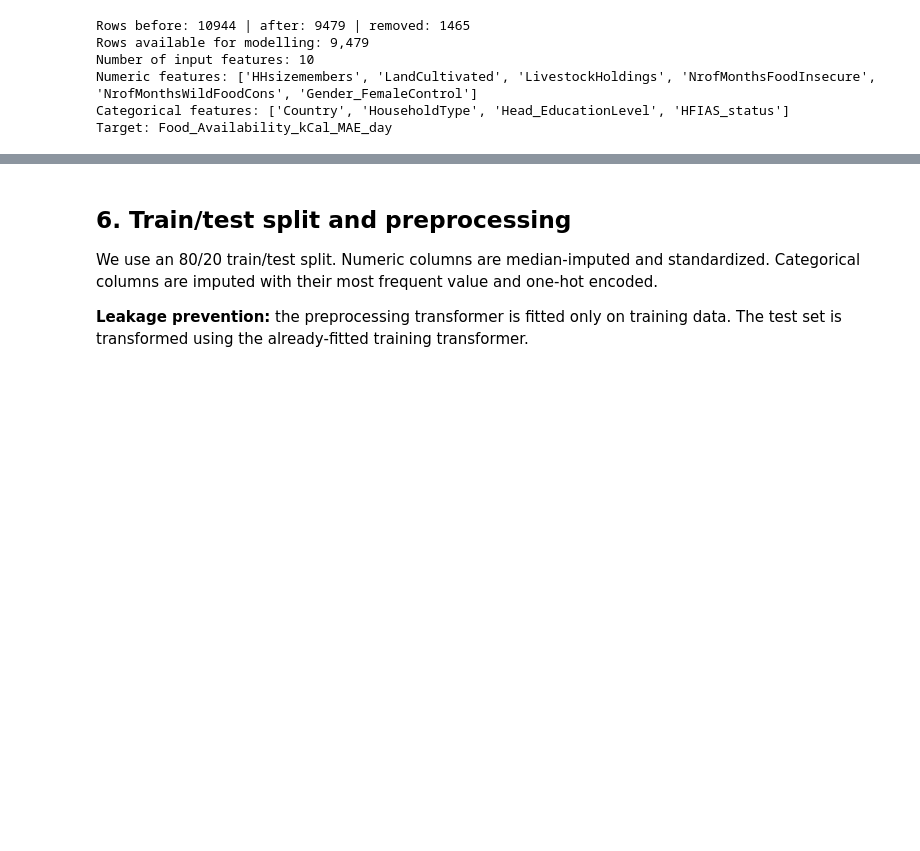
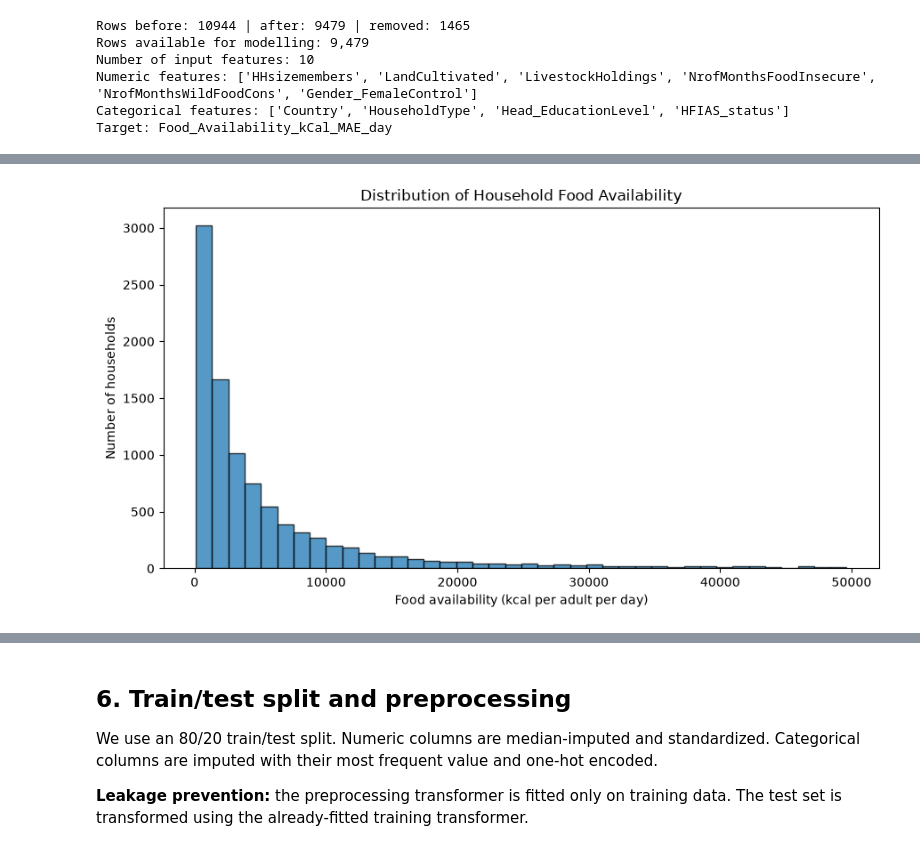
Before and after one commit to M-Kwizera/Summative---Regression-Analysis, a Jupyter notebook: summative/linear_regression/multivariate.ipynb, the cells around one changed output, grey strips where cells are left out. Drawn from its saved outputs; the diff is of its cells as text; code cells hidden in the pictures; blank space fills up the shorter version.

```diff
--- a/summative/linear_regression/multivariate.ipynb
+++ b/summative/linear_regression/multivariate.ipynb
@@ -238,0 +247,11 @@ plt.show()
+# %%
+# Plot 2: target distribution
+plt.figure(figsize=(9, 5))
+plt.hist(y, bins=40, edgecolor="black", alpha=0.75)
+plt.xlabel("Food availability (kcal per adult per day)")
+plt.ylabel("Number of households")
+plt.title("Distribution of Household Food Availability")
+plt.tight_layout()
+plt.show()
+# %% [output]
+[figure, added]
```
Also changed, not shown: parts of 17 cells of this notebook.
